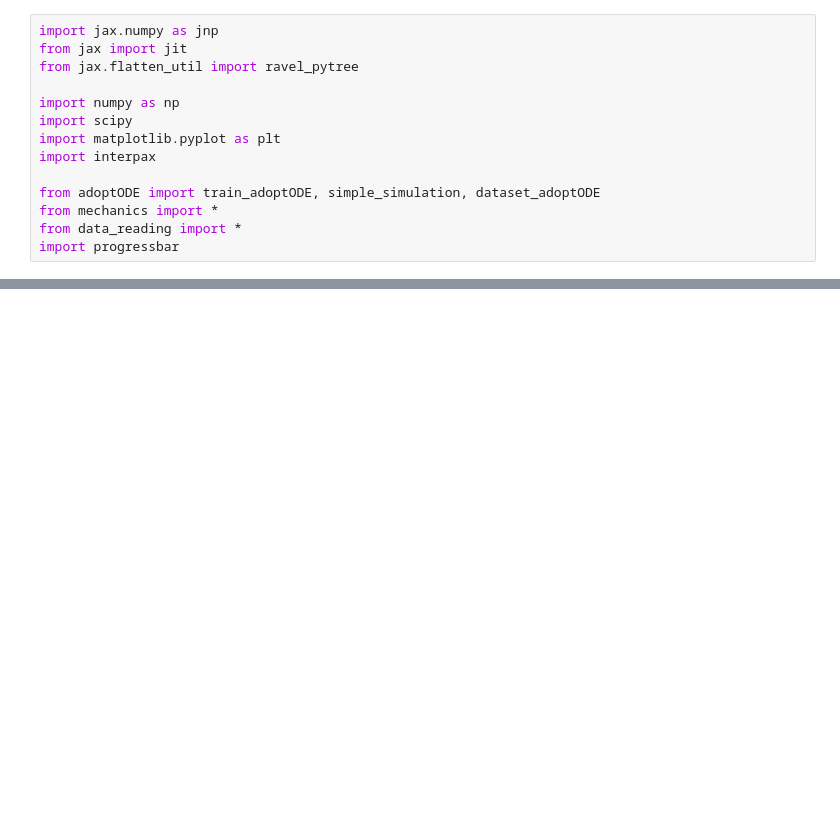
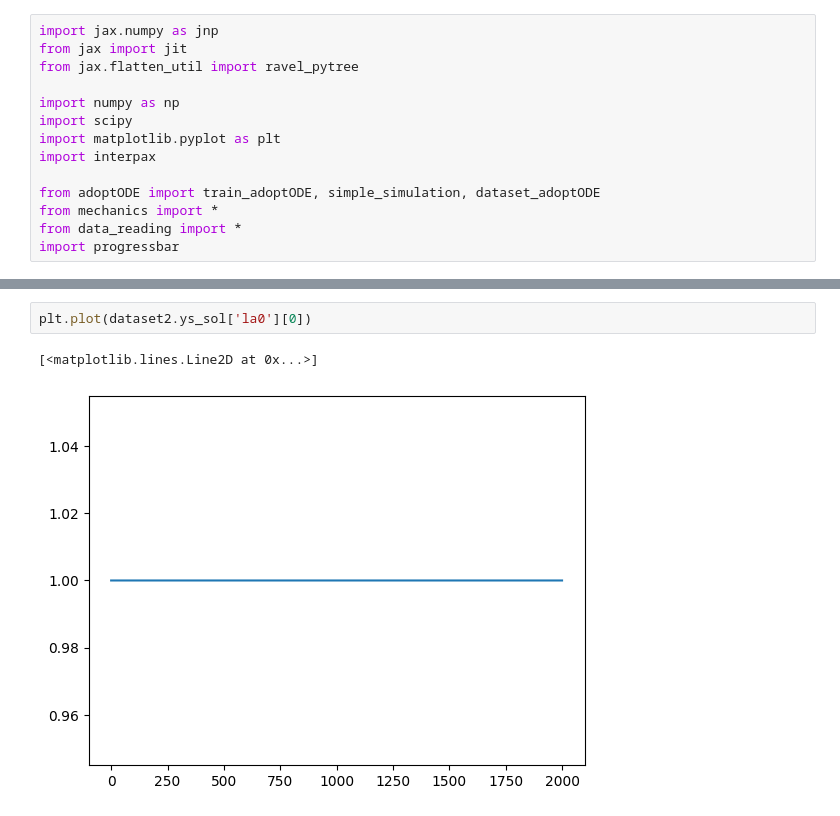
Before and after one commit to LukasBremer/adoptODE_smmodell, a Jupyter notebook: Spring_mass_model/SMM_mainn.ipynb, the cells around one changed output, grey strips where cells are left out. Drawn from its saved outputs; the diff is of its cells as text; blank space fills up the shorter version.

```diff
--- a/Spring_mass_model/SMM_mainn.ipynb
+++ b/Spring_mass_model/SMM_mainn.ipynb
@@ -261,3 +253,8 @@ Found params:  {'eta': Array(0.80055994, dtype=float32), 'k_a': Array(11.686715,
+# %%
+plt.plot(dataset2.ys_sol['la0'][0])
+# %% [output]
+[<matplotlib.lines.Line2D at 0x...>]
+[figure, added]
 # %%
 plt.figure(figsize=(12, 6))
 plt.plot(dataset2.ys_sol['x1'][0,0:],linewidth = 4,label= 'fitted trajectory')
```
Also changed, not shown: parts of 11 cells of this notebook.
